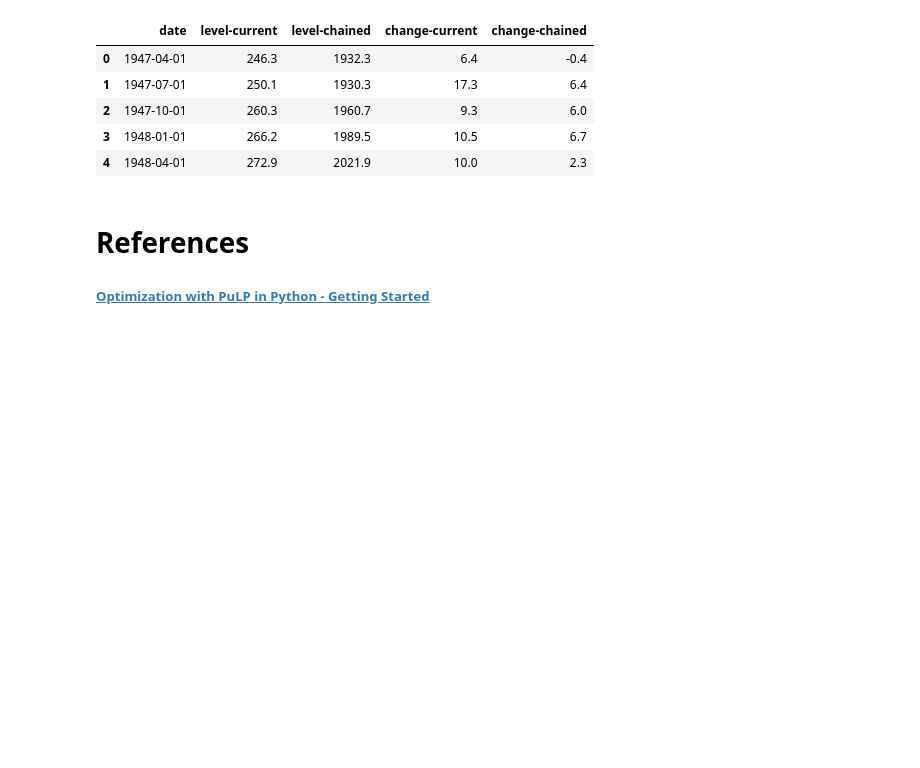
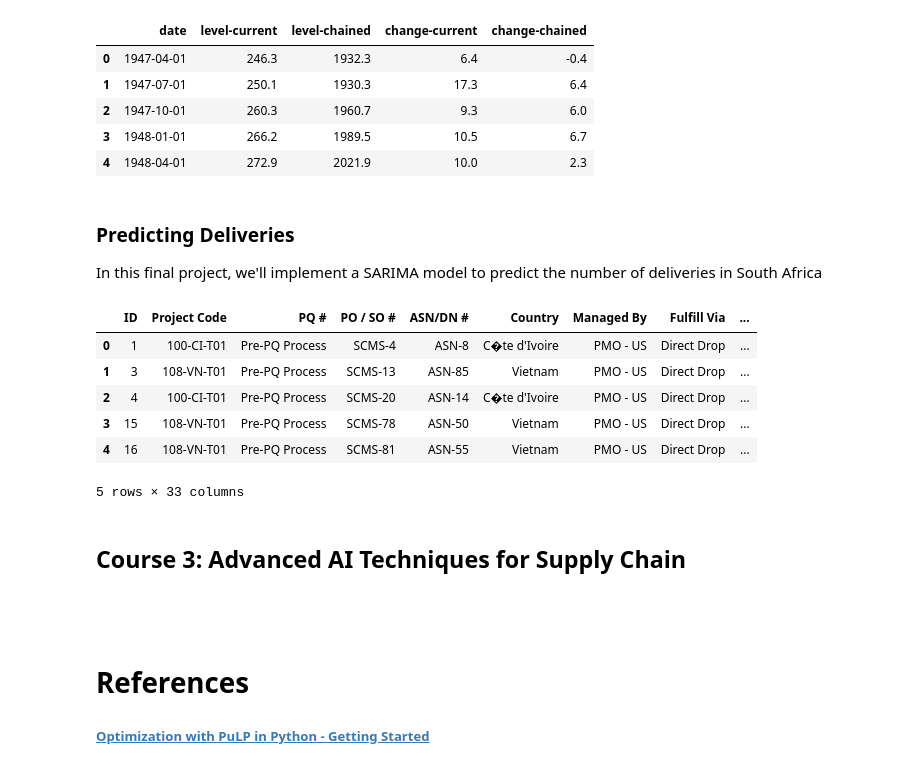
Before and after one commit to laithrasheed/Data-Science-Projects, a Jupyter notebook: Supply Chains Domain Knowledge/Coursera Specialization - Machine Learning for Supply Chains/Specialization Notebook.ipynb, the cells around one changed output. Cells and saved outputs as stored; diff of their text form; code cells hidden in the pictures; blank space fills up the shorter version.

Commit message:
Completing Course2 final project

```diff
--- a/Supply Chains Domain Knowledge/Coursera Specialization - Machine Learning for Supply Chains/Specialization Notebook.ipynb
+++ b/Supply Chains Domain Knowledge/Coursera Specialization - Machine Learning for Supply Chains/Specialization Notebook.ipynb
@@ -831,3 +831,25 @@ Store it in a tuple variable called 'pred_ci'.
 pred = results.get_prediction(start=pd.to_datetime('1/1/2018'))
 pred_cit = pred.conf_int()
 pred_ci = (pred_cit.iloc[0][0], pred_cit.iloc[0][1])
+# %% [markdown]
+### Predicting Deliveries
+
+In this final project, we'll implement a SARIMA model to predict the number of deliveries in South Africa
+# %%
+### Load in libraries and read in data.
+### The data is stored in a dataframe called 'df'.
+
+import pandas as pd
+import numpy as np
+import statsmodels.api as sm
+
+df = pd.read_csv('C2_M4_data.csv')
+df.head()
+# %% [output]
+|  | ID | Project Code | PQ # | PO / SO # | ASN/DN # | Country | Managed By | Fulfill Via | ... |
+| 0 | 1 | 100-CI-T01 | Pre-PQ Process | SCMS-4 | ASN-8 | C�te d'Ivoire | PMO - US | Direct Drop | ... |
+| 1 | 3 | 108-VN-T01 | Pre-PQ Process | SCMS-13 | ASN-85 | Vietnam | PMO - US | Direct Drop | ... |
+| 2 | 4 | 100-CI-T01 | Pre-PQ Process | SCMS-20 | ASN-14 | C�te d'Ivoire | PMO - US | Direct Drop | ... |
+| 3 | 15 | 108-VN-T01 | Pre-PQ Process | SCMS-78 | ASN-50 | Vietnam | PMO - US | Direct Drop | ... |
+| 4 | 16 | 108-VN-T01 | Pre-PQ Process | SCMS-81 | ASN-55 | Vietnam | PMO - US | Direct Drop | ... |
+5 rows × 33 columns
@@ -834,3 +910,7 @@ pred_ci = (pred_cit.iloc[0][0], pred_cit.iloc[0][1])
+# %% [markdown]
+## **Course 3: Advanced AI Techniques for Supply Chain**
+# %% [markdown]
+###
 # %% [markdown]
 # References
 
```
Also changed, not shown: parts of 1 cell of this notebook.
